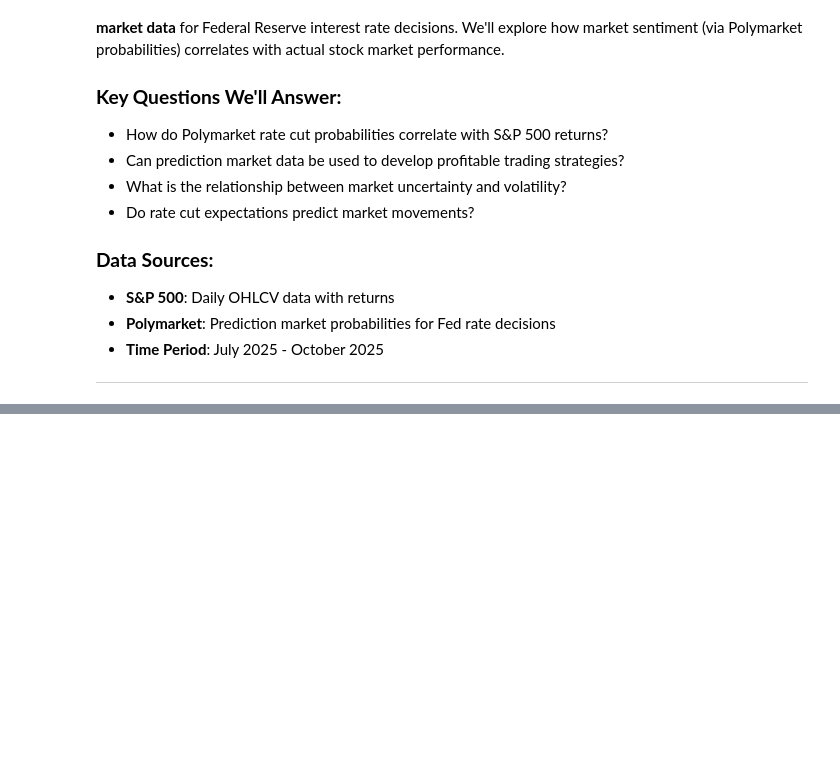
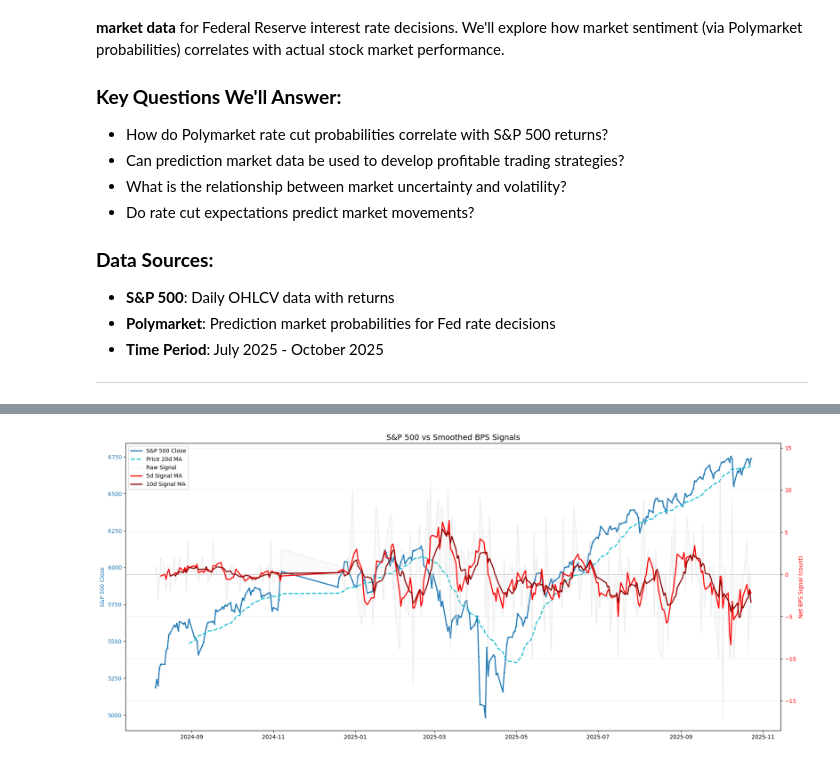
Before and after one commit to MichaelCarloH/ML-PortfolioManagement, a Jupyter notebook: notebooks/data_exploration.ipynb, the cells around one changed output, grey strips where cells are left out. Drawn from its saved outputs; the diff is of its cells as text; code cells hidden in the pictures; blank space fills up the shorter version.

```diff
--- a/notebooks/data_exploration.ipynb
+++ b/notebooks/data_exploration.ipynb
@@ -933,0 +511,46 @@ KeyError: 'Rate_Cut_Change'
+# %%
+# Plot: S&P Close and smoothed BPS signals
+import matplotlib.pyplot as plt
+
+
+# Define MA periods
+SHORT_MA = 5
+LONG_MA = 10
+
+# Calculate moving averages for net_bps_signal
+df['net_bps_signal_ma_short'] = df['net_bps_signal'].rolling(SHORT_MA).mean()
+df['net_bps_signal_ma_long'] = df['net_bps_signal'].rolling(LONG_MA).mean()
+
+plt.figure(figsize=(18, 8))
+ax1 = plt.gca()
+ax2 = ax1.twinx()
+
+# Left axis: S&P 500 Close
+ax1.plot(df.index, df['Close'], color='tab:blue', linewidth=2, label='S&P 500 Close')
+ax1.scatter(df.index, df['Close'], color='tab:blue', s=6, alpha=0.5)
+ax1.plot(df.index, df['Close'].rolling(20).mean(), color='tab:cyan',
+         linewidth=2, linestyle='--', label='Price 20d MA')
+ax1.set_ylabel('S&P 500 Close', color='tab:blue')
+ax1.tick_params(axis='y', labelcolor='tab:blue')
+
+# Right axis: net_bps_signal and its MAs
+ax2.plot(df.index, df['net_bps_signal'], color='lightgray',
+         linewidth=1, alpha=0.4, label='Raw Signal')
+ax2.plot(df.index, df['net_bps_signal_ma_short'], color='red',
+         linewidth=2, label=f'{SHORT_MA}d Signal MA')
+ax2.plot(df.index, df['net_bps_signal_ma_long'], color='darkred',
+         linewidth=2, label=f'{LONG_MA}d Signal MA')
+ax2.fill_between(df.index, df['net_bps_signal'], color='lightgray', alpha=0.1)
+ax2.axhline(0, color='gray', linewidth=0.8, linestyle=':')
+ax2.set_ylabel('Net BPS Signal (count)', color='red')
+ax2.tick_params(axis='y', labelcolor='red')
+
+plt.title('S&P 500 vs Smoothed BPS Signals', fontsize=14)
+lines1, labels1 = ax1.get_legend_handles_labels()
+lines2, labels2 = ax2.get_legend_handles_labels()
+ax1.legend(lines1 + lines2, labels1 + labels2, loc='upper left')
+plt.grid(alpha=0.2)
+plt.tight_layout()
+plt.show()
+# %% [output]
+[figure, added]
```
Also changed, not shown: parts of 30 cells of this notebook, 5 other files.
